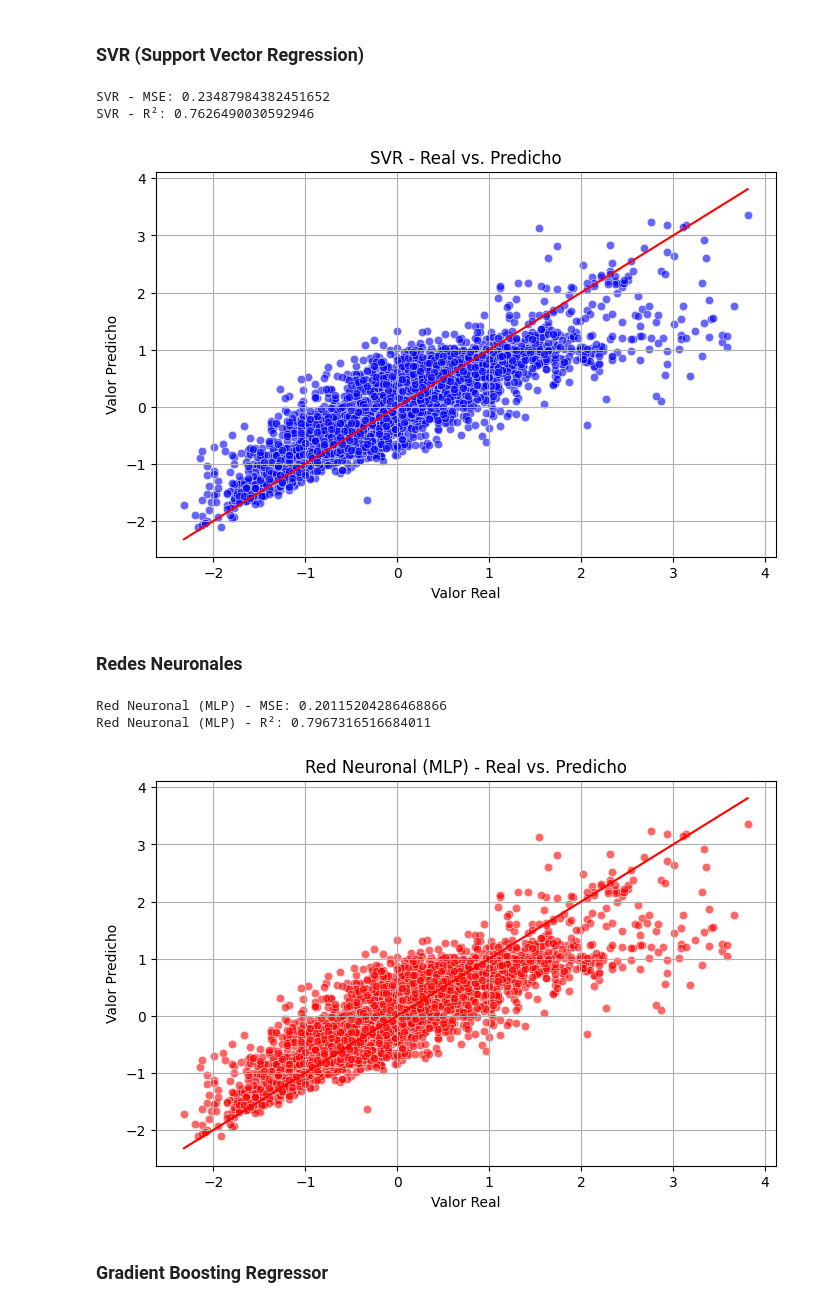
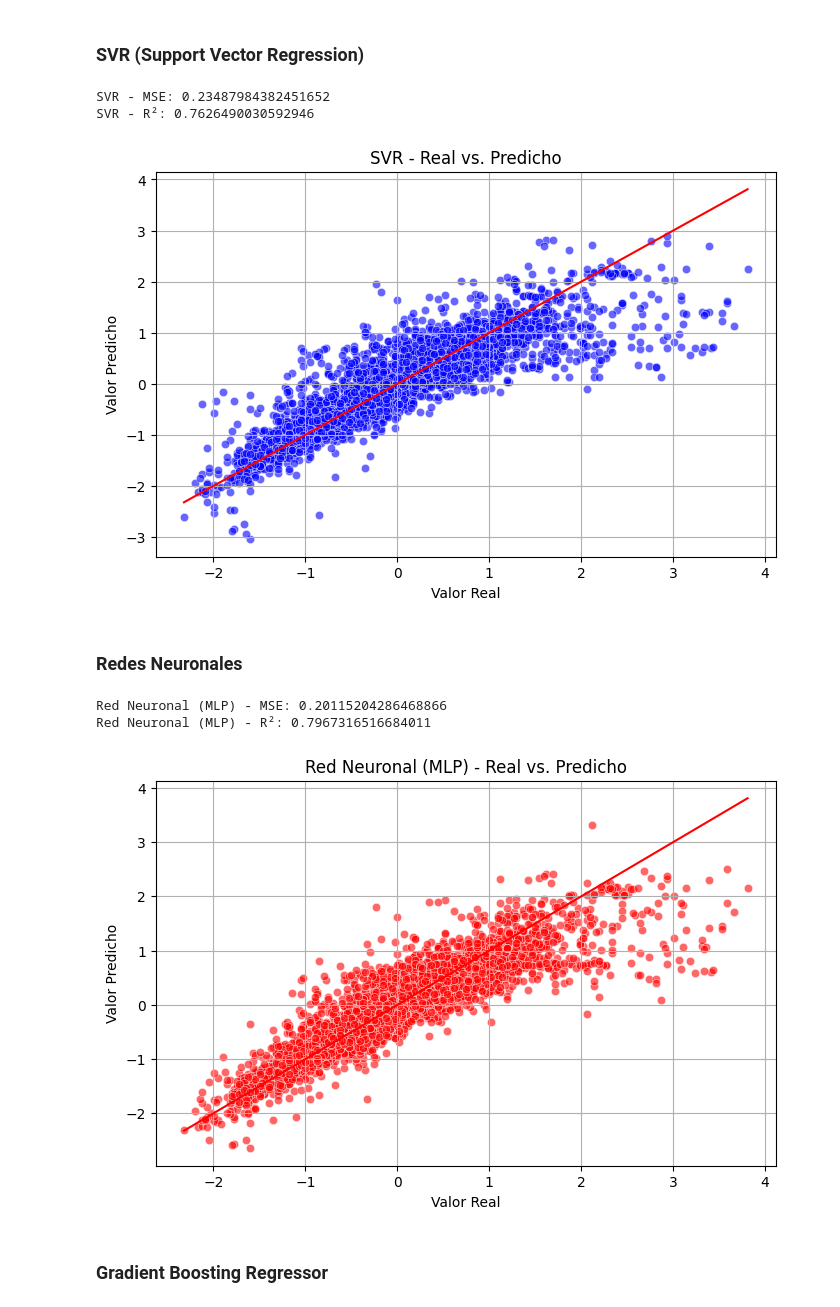
Before and after one commit to JhonnyGod/CienciaDeDatos-Proyecto2, a Jupyter notebook: proyecto2.ipynb, the cells around one changed output. Saved outputs shown, nothing was run; the diff lists cells and outputs as text; code cells hidden in the pictures.

```diff
--- a/proyecto2.ipynb
+++ b/proyecto2.ipynb
@@ -744,24 +744,24 @@ Random Forest - R²: 0.7505512743195895
 # %%
 
 svr = SVR(kernel='rbf', C=100, gamma=0.1, epsilon=.1)
 svr.fit(X_train, y_train)
 y_pred_svr = svr.predict(X_test)
 
 print("SVR - MSE:", mean_squared_error(y_test, y_pred_svr))
 print("SVR - R²:", r2_score(y_test, y_pred_svr))
 
 plt.figure(figsize=(8, 5))
-sns.scatterplot(x=y_test, y=y_pred_rf, alpha=0.6, color='blue')
+sns.scatterplot(x=y_test, y=y_pred_svr, alpha=0.6, color='blue')
 plt.xlabel("Valor Real")
 plt.ylabel("Valor Predicho")
 plt.title("SVR - Real vs. Predicho")
 plt.plot([y_test.min(), y_test.max()], [y_test.min(), y_test.max()], color='red')
 plt.grid(True)
 plt.show()
 # %% [output]
 SVR - MSE: 0.23487984382451652
 SVR - R²: 0.7626490030592946
-[figure, old version]
+[figure, new version]
 # %% [markdown]
 ### Redes Neuronales
 # %%
@@ -780,7 +780,7 @@ print("Red Neuronal (MLP) - MSE:", mean_squared_error(y_test, y_pred_mlp))
 print("Red Neuronal (MLP) - R²:", r2_score(y_test, y_pred_mlp))
 
 plt.figure(figsize=(8, 5))
-sns.scatterplot(x=y_test, y=y_pred_rf, alpha=0.6, color='red')
+sns.scatterplot(x=y_test, y=y_pred_mlp, alpha=0.6, color='red')
 plt.xlabel("Valor Real")
 plt.ylabel("Valor Predicho")
 plt.title("Red Neuronal (MLP) - Real vs. Predicho")
@@ -790,7 +790,7 @@ plt.show()
 # %% [output]
 Red Neuronal (MLP) - MSE: 0.20115204286468866
 Red Neuronal (MLP) - R²: 0.7967316516684011
-[figure, old version]
+[figure, new version]
 # %% [markdown]
 ### Gradient Boosting Regressor
 # %%
```
Also changed, not shown: parts of 2 cells of this notebook.
